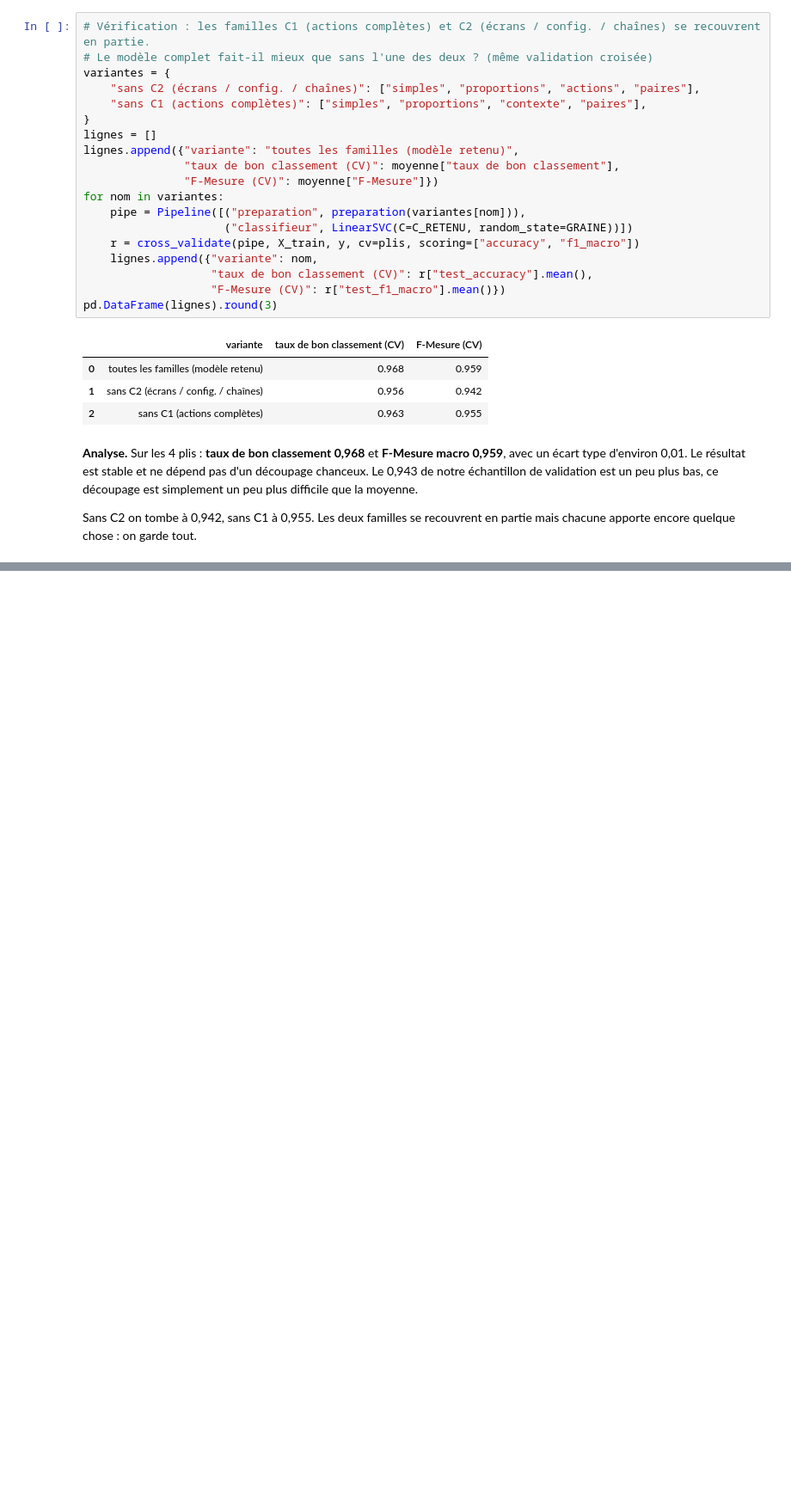
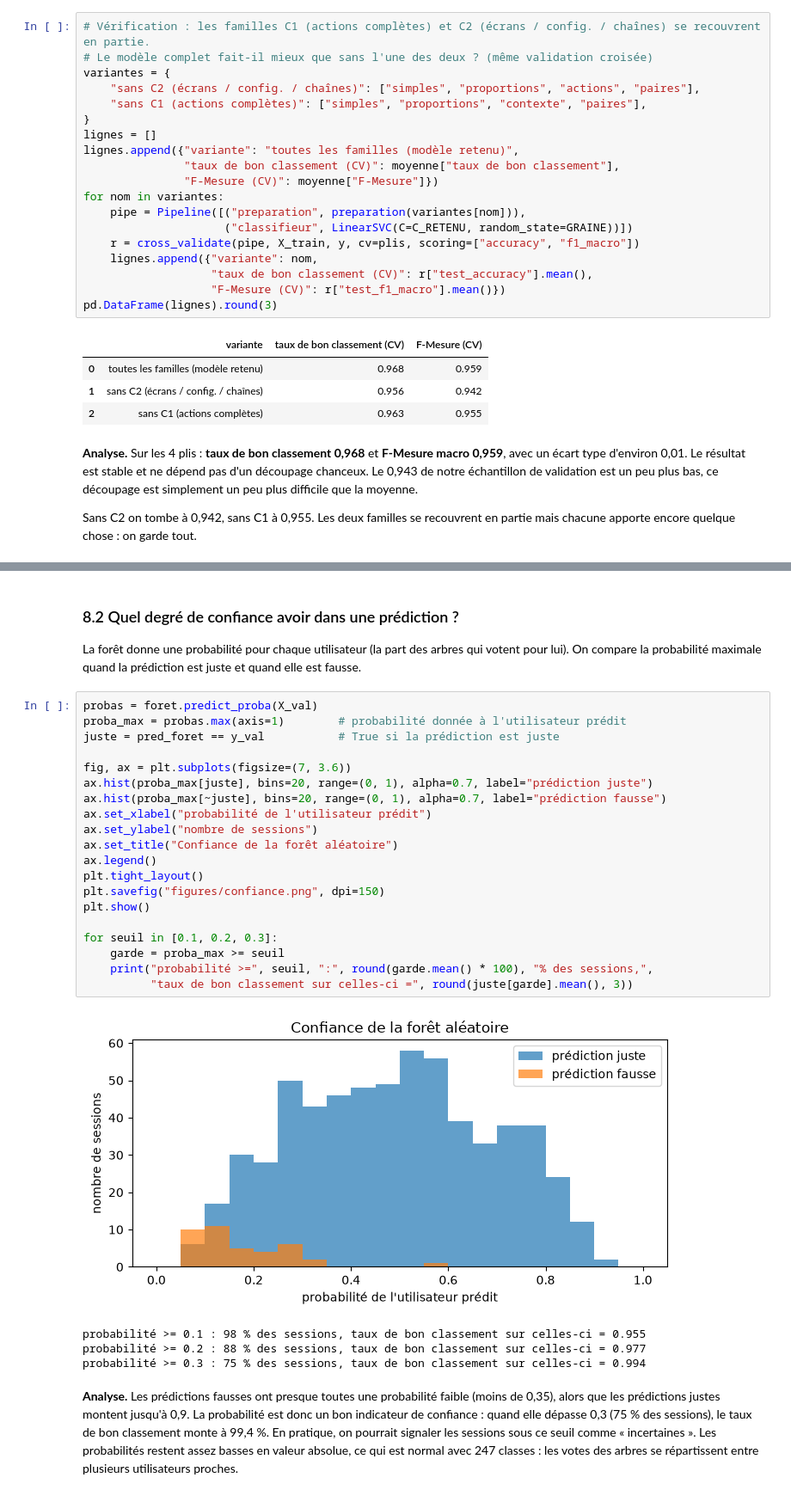
Before and after one commit to AchrafBitar/CopiloteBE, a Jupyter notebook: BE1_identification_utilisateurs.ipynb, the cells around one changed output, grey strips where cells are left out. Shown at 86% size. Saved outputs shown, nothing was run; the diff lists cells and outputs as text; blank space fills up the shorter version.

```diff
--- a/BE1_identification_utilisateurs.ipynb
+++ b/BE1_identification_utilisateurs.ipynb
@@ -1007,0 +1187,31 @@ Sans C2 on tombe à 0,942, sans C1 à 0,955. Les deux familles se recouvrent en
+# %% [markdown]
+### 8.2 Quel degré de confiance avoir dans une prédiction ?
+
+La forêt donne une probabilité pour chaque utilisateur (la part des arbres qui votent pour lui). On compare la probabilité maximale quand la prédiction est juste et quand elle est fausse.
+# %%
+probas = foret.predict_proba(X_val)
+proba_max = probas.max(axis=1)        # probabilité donnée à l'utilisateur prédit
+juste = pred_foret == y_val           # True si la prédiction est juste
+
+fig, ax = plt.subplots(figsize=(7, 3.6))
+ax.hist(proba_max[juste], bins=20, range=(0, 1), alpha=0.7, label="prédiction juste")
+ax.hist(proba_max[~juste], bins=20, range=(0, 1), alpha=0.7, label="prédiction fausse")
+ax.set_xlabel("probabilité de l'utilisateur prédit")
+ax.set_ylabel("nombre de sessions")
+ax.set_title("Confiance de la forêt aléatoire")
+ax.legend()
+plt.tight_layout()
+plt.savefig("figures/confiance.png", dpi=150)
+plt.show()
+
+for seuil in [0.1, 0.2, 0.3]:
+    garde = proba_max >= seuil
+    print("probabilité >=", seuil, ":", round(garde.mean() * 100), "% des sessions,",
+          "taux de bon classement sur celles-ci =", round(juste[garde].mean(), 3))
+# %% [output]
+[figure, added]
+probabilité >= 0.1 : 98 % des sessions, taux de bon classement sur celles-ci = 0.955
+probabilité >= 0.2 : 88 % des sessions, taux de bon classement sur celles-ci = 0.977
+probabilité >= 0.3 : 75 % des sessions, taux de bon classement sur celles-ci = 0.994
+# %% [markdown]
+**Analyse.** Les prédictions fausses ont presque toutes une probabilité faible (moins de 0,35), alors que les prédictions justes montent jusqu'à 0,9. La probabilité est donc un bon indicateur de confiance : quand elle dépasse 0,3 (75 % des sessions), le taux de bon classement monte à 99,4 %. En pratique, on pourrait signaler les sessions sous ce seuil comme « incertaines ». Les probabilités restent assez basses en valeur absolue, ce qui est normal avec 247 classes : les votes des arbres se répartissent entre plusieurs utilisateurs proches.
```
Also changed, not shown: parts of 12 cells of this notebook, 3 other files.
